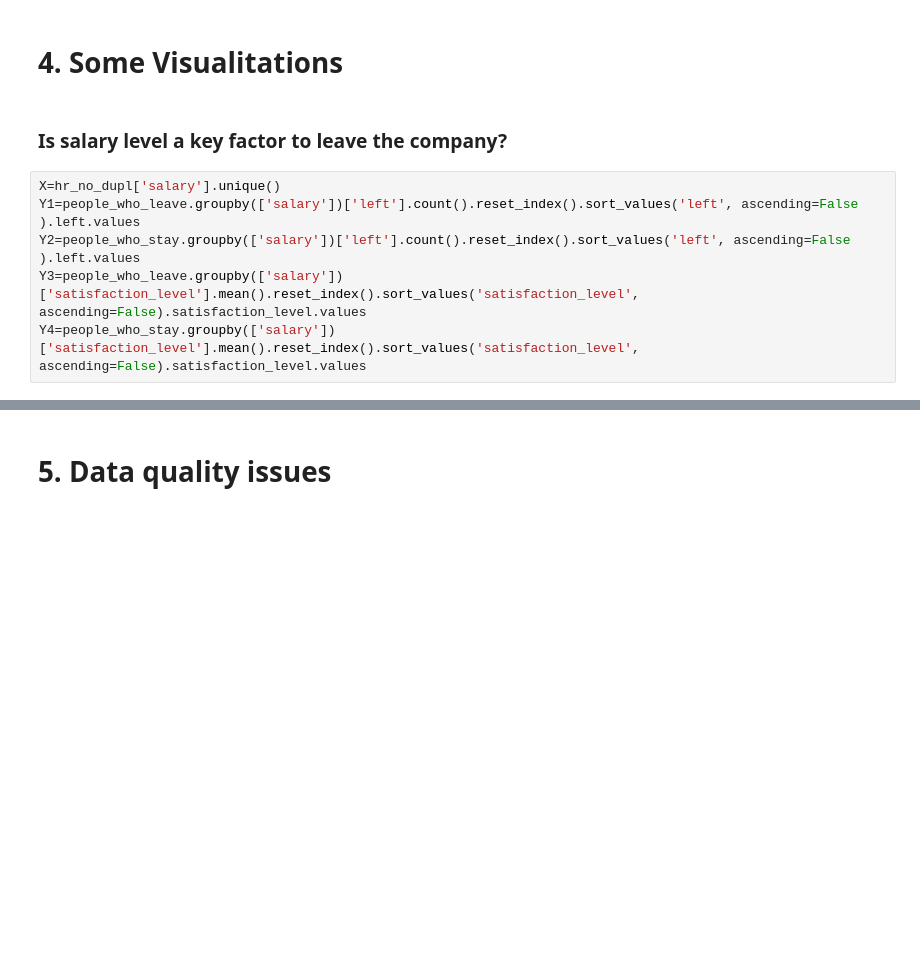
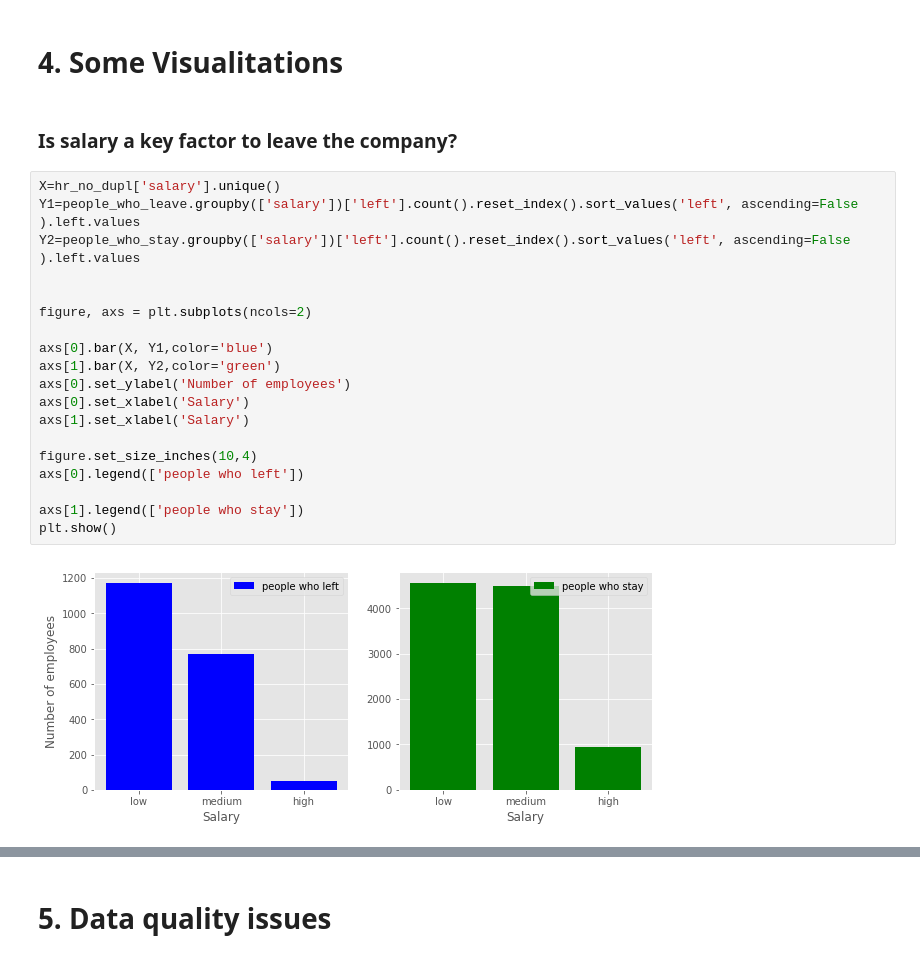
Before and after one commit to MariaGamero/TFM-ReasonsforEmployeeTurnover, a Jupyter notebook: Employee_retention.ipynb, the cells around one changed output, grey strips where cells are left out. Saved outputs shown, nothing was run; the diff lists cells and outputs as text; blank space fills up the shorter version.

```diff
--- a/Employee_retention.ipynb
+++ b/Employee_retention.ipynb
@@ -185,10 +185,25 @@ plt.show()
 # %% [markdown]
 # 4. Some Visualitations
 # %% [markdown]
-### Is salary level a key factor to leave the company?
+### Is salary a key factor to leave the company?
-# %%
-X=hr_no_dupl['salary'].unique()
-Y1=people_who_leave.groupby(['salary'])['left'].count().reset_index().sort_values('left', ascending=False ).left.values
-Y2=people_who_stay.groupby(['salary'])['left'].count().reset_index().sort_values('left', ascending=False ).left.values
-Y3=people_who_leave.groupby(['salary'])['satisfaction_level'].mean().reset_index().sort_values('satisfaction_level', ascending=False).satisfaction_level.values
-Y4=people_who_stay.groupby(['salary'])['satisfaction_level'].mean().reset_index().sort_values('satisfaction_level', ascending=False).satisfaction_level.values
+# %%
+X=hr_no_dupl['salary'].unique()
+Y1=people_who_leave.groupby(['salary'])['left'].count().reset_index().sort_values('left', ascending=False ).left.values
+Y2=people_who_stay.groupby(['salary'])['left'].count().reset_index().sort_values('left', ascending=False ).left.values
+
+
+figure, axs = plt.subplots(ncols=2)
+
+axs[0].bar(X, Y1,color='blue')
+axs[1].bar(X, Y2,color='green')
+axs[0].set_ylabel('Number of employees')
+axs[0].set_xlabel('Salary')
+axs[1].set_xlabel('Salary')
+
+figure.set_size_inches(10,4)
+axs[0].legend(['people who left'])
+
+axs[1].legend(['people who stay'])
+plt.show()
+# %% [output]
+[figure, added]
```
Also changed, not shown: parts of 34 cells of this notebook.
